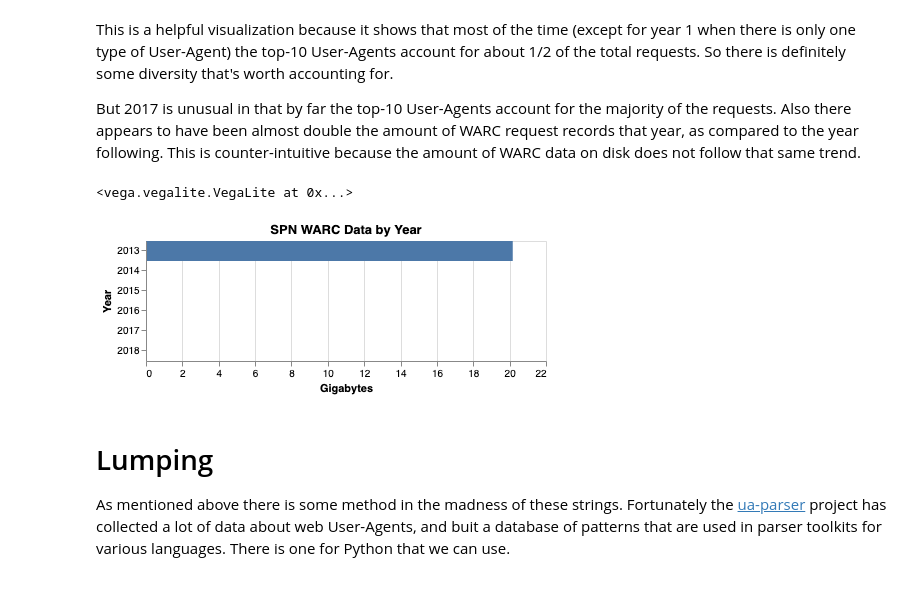
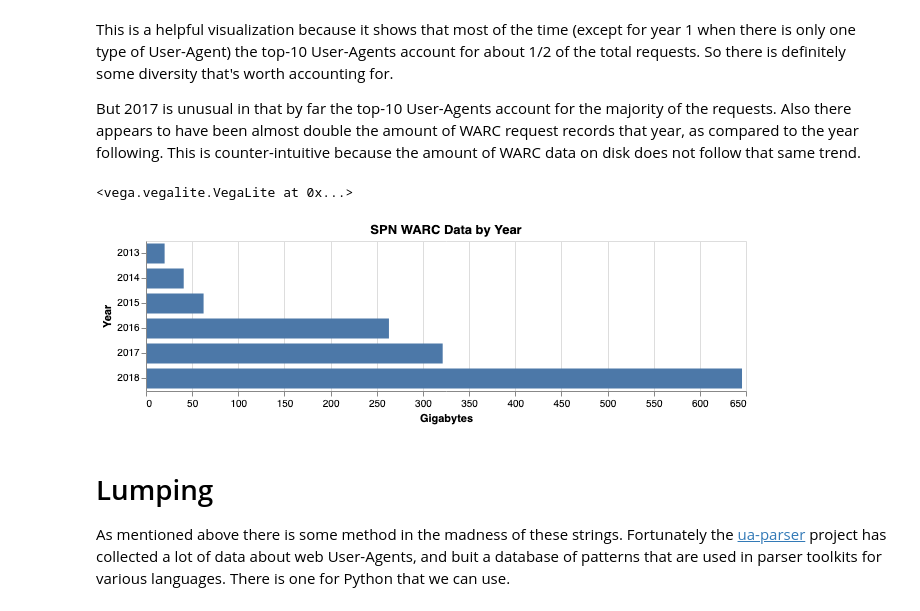
Before and after one commit to edsu/spn, a Jupyter notebook: notebooks/UserAgents.ipynb, the cells around one changed output. Saved outputs shown, nothing was run; the diff lists cells and outputs as text; code cells hidden in the pictures.

```diff
--- a/notebooks/UserAgents.ipynb
+++ b/notebooks/UserAgents.ipynb
@@ -269,22 +269,24 @@ But 2017 is unusual in that by far the top-10 User-Agents account for the majori
 # %%
 from os.path import getsize
 
+"""
 sizes = {'year': [], 'gb': []}
 for year in range(2013, 2019):
     sizes['year'].append(str(year))
     warc_files = glob('warcs/liveweb-{}*/*.warc.gz'.format(year))
     sizes['gb'].append(sum([getsize(path) for path in warc_files]) / (1024 ** 3))
 sizes = pandas.DataFrame(sizes)
+"""
 
 chart = altair.Chart(sizes).mark_bar(size=20).encode(
     altair.X('gb', title='Gigabytes'),
     altair.Y('year', title='Year')
 )
-chart = chart.properties(title='SPN WARC Data by Year')
-chart
+chart = chart.properties(title='SPN WARC Data by Year', width=600, height=150)
+chart.interactive()
 # %% [output]
 <vega.vegalite.VegaLite at 0x...>
-[figure, old version]
+[figure, new version]
 # %% [markdown]
 # Lumping
 
```
Also changed, not shown: parts of 2 cells of this notebook.
